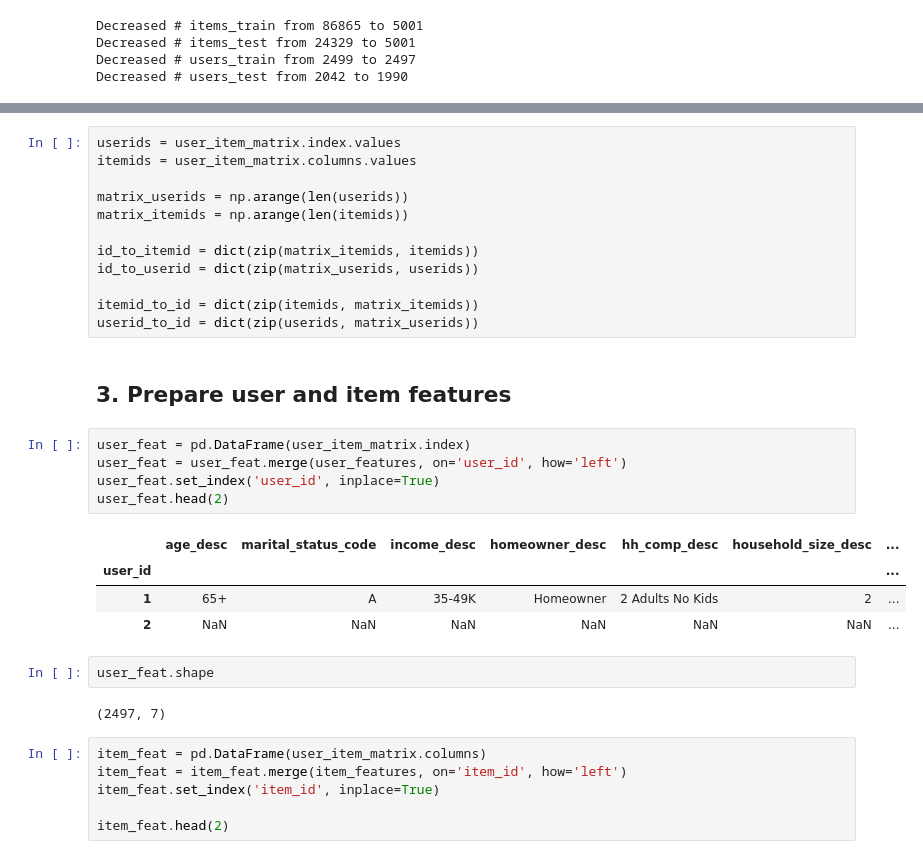
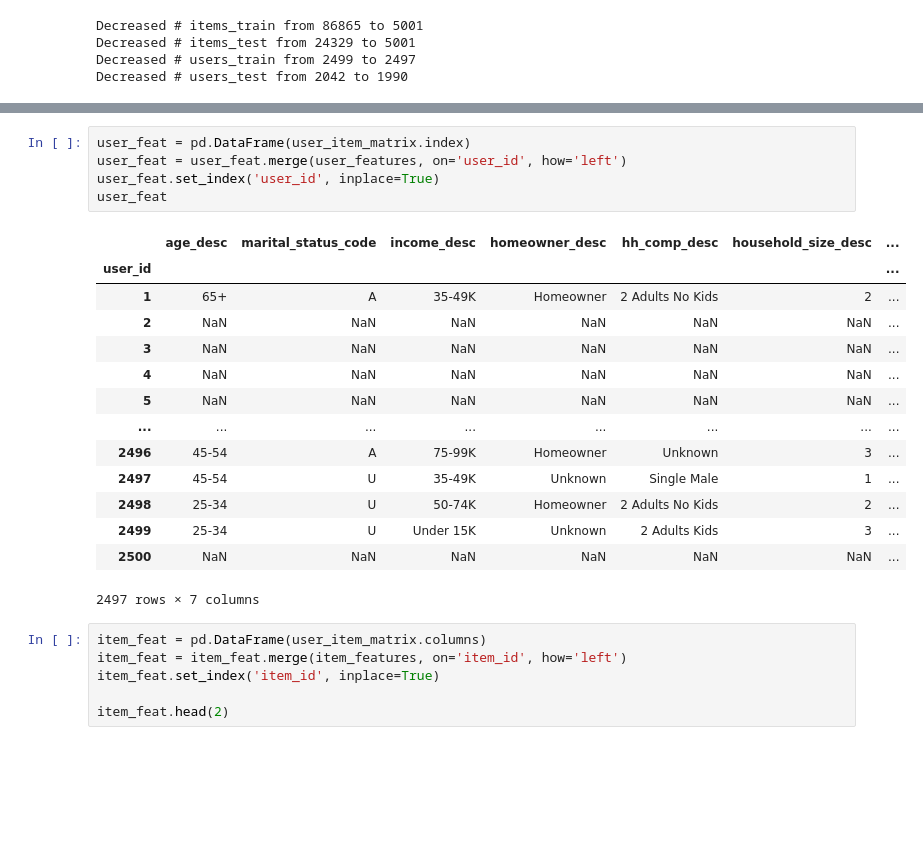
Before and after one commit to Maximus20171/Recommender-systems, a Jupyter notebook: hw5/hw5.ipynb, the cells around one changed output, grey strips where cells are left out. Saved outputs shown, nothing was run; the diff lists cells and outputs as text; blank space fills up the shorter version.

```diff
--- a/hw5/hw5.ipynb
+++ b/hw5/hw5.ipynb
@@ -247,34 +125,26 @@ test_user_item_matrix.head(2)
 | 1 | 0.0 | 0.0 | 0.0 | 0.0 | 0.0 | 0.0 | 0.0 | 0.0 | 0.0 | 0.0 | ... | ... |
 | 3 | 0.0 | 0.0 | 0.0 | 0.0 | 0.0 | 0.0 | 0.0 | 0.0 | 0.0 | 0.0 | ... | ... |
 2 rows × 5001 columns
-# %%
-userids = user_item_matrix.index.values
-itemids = user_item_matrix.columns.values
-
-matrix_userids = np.arange(len(userids))
-matrix_itemids = np.arange(len(itemids))
-
-id_to_itemid = dict(zip(matrix_itemids, itemids))
-id_to_userid = dict(zip(matrix_userids, userids))
-
-itemid_to_id = dict(zip(itemids, matrix_itemids))
-userid_to_id = dict(zip(userids, matrix_userids))
-# %% [markdown]
-## 3. Prepare user and item features
 # %%
 user_feat = pd.DataFrame(user_item_matrix.index)
 user_feat = user_feat.merge(user_features, on='user_id', how='left')
 user_feat.set_index('user_id', inplace=True)
-user_feat.head(2)
+user_feat
 # %% [output]
 |  | age_desc | marital_status_code | income_desc | homeowner_desc | hh_comp_desc | household_size_desc | ... |
 | user_id |  |  |  |  |  |  | ... |
 | 1 | 65+ | A | 35-49K | Homeowner | 2 Adults No Kids | 2 | ... |
 | 2 | NaN | NaN | NaN | NaN | NaN | NaN | ... |
+| 3 | NaN | NaN | NaN | NaN | NaN | NaN | ... |
+| 4 | NaN | NaN | NaN | NaN | NaN | NaN | ... |
+| 5 | NaN | NaN | NaN | NaN | NaN | NaN | ... |
+| ... | ... | ... | ... | ... | ... | ... | ... |
+| 2496 | 45-54 | A | 75-99K | Homeowner | Unknown | 3 | ... |
+| 2497 | 45-54 | U | 35-49K | Unknown | Single Male | 1 | ... |
+| 2498 | 25-34 | U | 50-74K | Homeowner | 2 Adults No Kids | 2 | ... |
+| 2499 | 25-34 | U | Under 15K | Unknown | 2 Adults Kids | 3 | ... |
+| 2500 | NaN | NaN | NaN | NaN | NaN | NaN | ... |
+2497 rows × 7 columns
-# %%
-user_feat.shape
-# %% [output]
-(2497, 7)
 # %%
 item_feat = pd.DataFrame(user_item_matrix.columns)
 item_feat = item_feat.merge(item_features, on='item_id', how='left')
```
Also changed, not shown: parts of 60 cells of this notebook.
